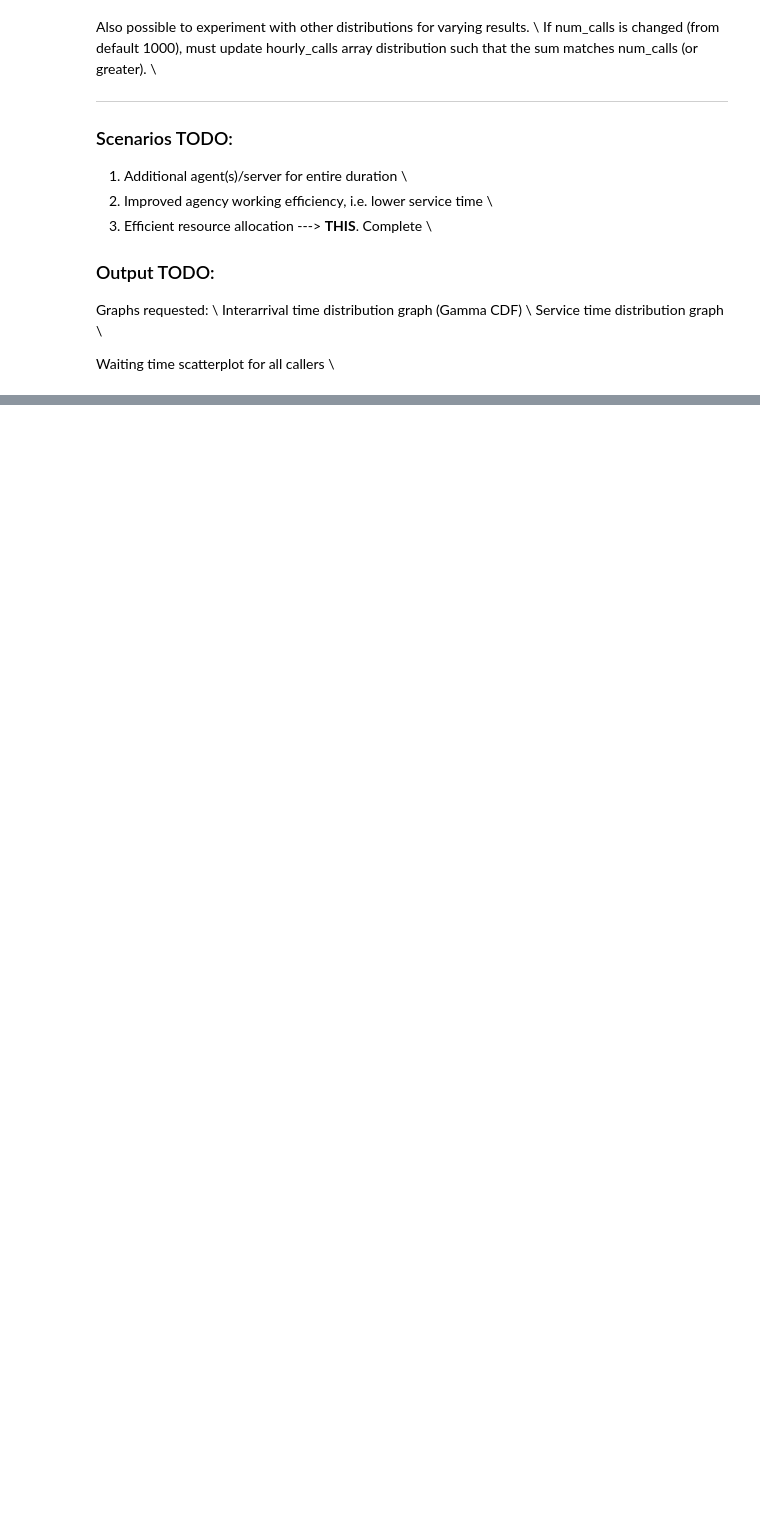
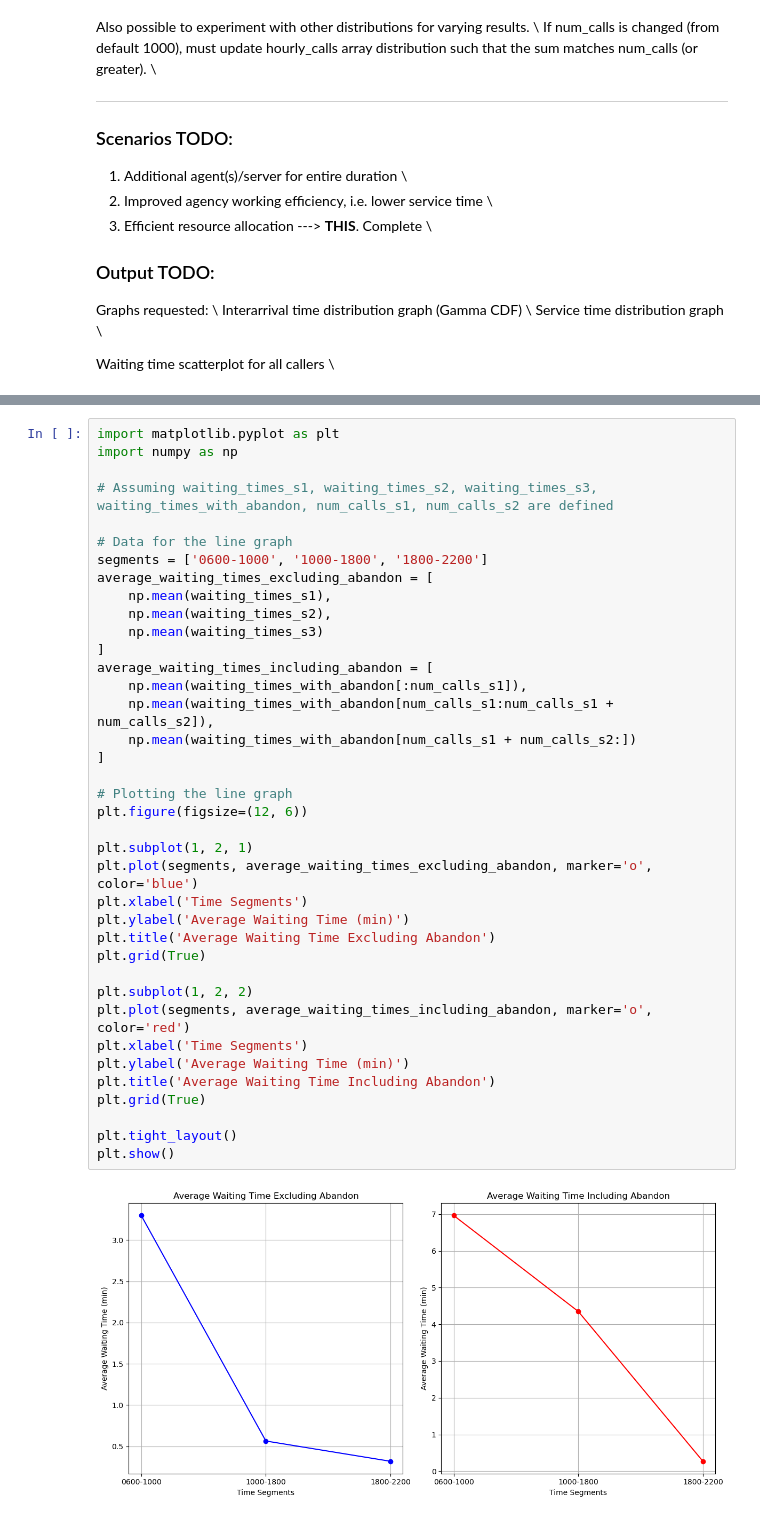
Before and after one commit to yumisu24/SYS5110_project, a Jupyter notebook: v2_1_Call_Centre_Simulation_optimized_shifts.ipynb, the cells around one changed output, grey strips where cells are left out. Cells and saved outputs as stored; diff of their text form; blank space fills up the shorter version.

```diff
--- a/v2_1_Call_Centre_Simulation_optimized_shifts.ipynb
+++ b/v2_1_Call_Centre_Simulation_optimized_shifts.ipynb
@@ -531,0 +602,40 @@ Graphs requested: \\
+# %%
+import matplotlib.pyplot as plt
+import numpy as np
+
+# Assuming waiting_times_s1, waiting_times_s2, waiting_times_s3, waiting_times_with_abandon, num_calls_s1, num_calls_s2 are defined
+
+# Data for the line graph
+segments = ['0600-1000', '1000-1800', '1800-2200']
+average_waiting_times_excluding_abandon = [
+    np.mean(waiting_times_s1),
+    np.mean(waiting_times_s2),
+    np.mean(waiting_times_s3)
+]
+average_waiting_times_including_abandon = [
+    np.mean(waiting_times_with_abandon[:num_calls_s1]),
+    np.mean(waiting_times_with_abandon[num_calls_s1:num_calls_s1 + num_calls_s2]),
+    np.mean(waiting_times_with_abandon[num_calls_s1 + num_calls_s2:])
+]
+
+# Plotting the line graph
+plt.figure(figsize=(12, 6))
+
+plt.subplot(1, 2, 1)
+plt.plot(segments, average_waiting_times_excluding_abandon, marker='o', color='blue')
+plt.xlabel('Time Segments')
+plt.ylabel('Average Waiting Time (min)')
+plt.title('Average Waiting Time Excluding Abandon')
+plt.grid(True)
+
+plt.subplot(1, 2, 2)
+plt.plot(segments, average_waiting_times_including_abandon, marker='o', color='red')
+plt.xlabel('Time Segments')
+plt.ylabel('Average Waiting Time (min)')
+plt.title('Average Waiting Time Including Abandon')
+plt.grid(True)
+
+plt.tight_layout()
+plt.show()
+# %% [output]
+[figure, added]
```
Also changed, not shown: parts of 6 cells of this notebook, 4 other files.
